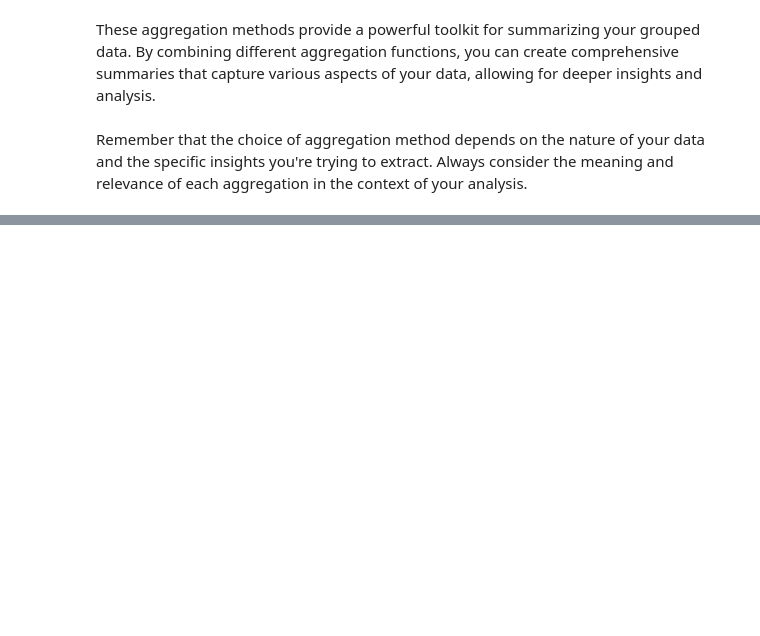
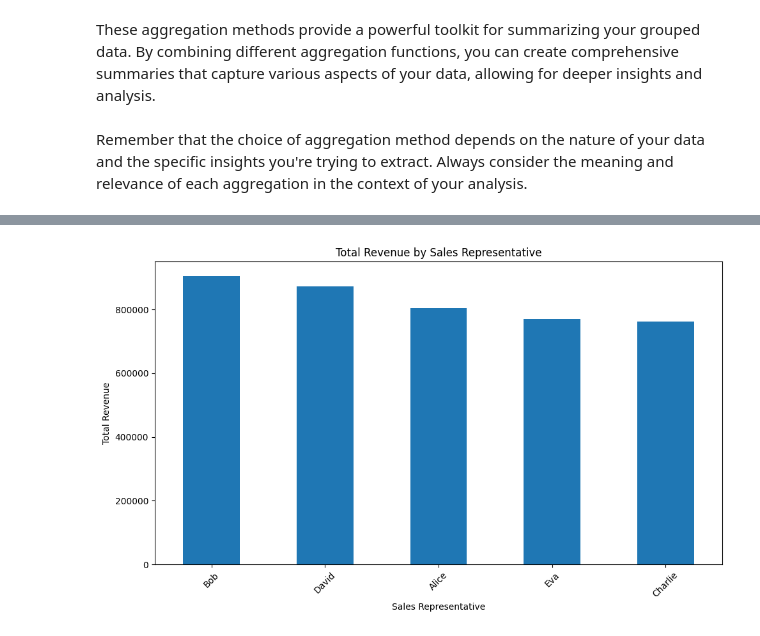
Before and after one commit to pytopia/Data-Processing-for-ML, a Jupyter notebook: Lectures/04 Pandas Fundamentals/13 Grouping and Aggregating Data.ipynb, the cells around one changed output, grey strips where cells are left out. Drawn from its saved outputs; the diff is of its cells as text; code cells hidden in the pictures; blank space fills up the shorter version.

```diff
--- a/Lectures/04 Pandas Fundamentals/13 Grouping and Aggregating Data.ipynb
+++ b/Lectures/04 Pandas Fundamentals/13 Grouping and Aggregating Data.ipynb
@@ -564,0 +872,4 @@ Remember to choose the appropriate time granularity for your analysis based on t
+# %%
+# Add a Sales_Rep column for this example
+df['Sales_Rep'] = np.random.choice(['Alice', 'Bob', 'Charlie', 'David', 'Eva'], size=len(df))
+df
@@ -564,0 +890,7 @@ Remember to choose the appropriate time granularity for your analysis based on t
+# %%
+sales_rep_performance = df.groupby('Sales_Rep').agg({
+    'Revenue': 'sum',
+    'Units': 'sum',
+    'Sales': 'count'
+}).rename(columns={'Sales': 'Transactions'})
+sales_rep_performance
@@ -564,0 +905,6 @@ Remember to choose the appropriate time granularity for your analysis based on t
+# %%
+sales_rep_performance['Avg_Deal_Size'] = sales_rep_performance['Revenue'] / sales_rep_performance['Transactions']
+sales_rep_performance = sales_rep_performance.sort_values('Revenue', ascending=False)
+
+print("Sales Representative Performance:")
+sales_rep_performance
@@ -564,0 +920,11 @@ Remember to choose the appropriate time granularity for your analysis based on t
+# %%
+# Visualize sales rep performance
+sales_rep_performance['Revenue'].plot(kind='bar', figsize=(10, 6))
+plt.title('Total Revenue by Sales Representative')
+plt.xlabel('Sales Representative')
+plt.ylabel('Total Revenue')
+plt.xticks(rotation=45)
+plt.tight_layout()
+plt.show()
+# %% [output]
+[figure, added]
```
Also changed, not shown: parts of 62 cells of this notebook, 12 other files.
